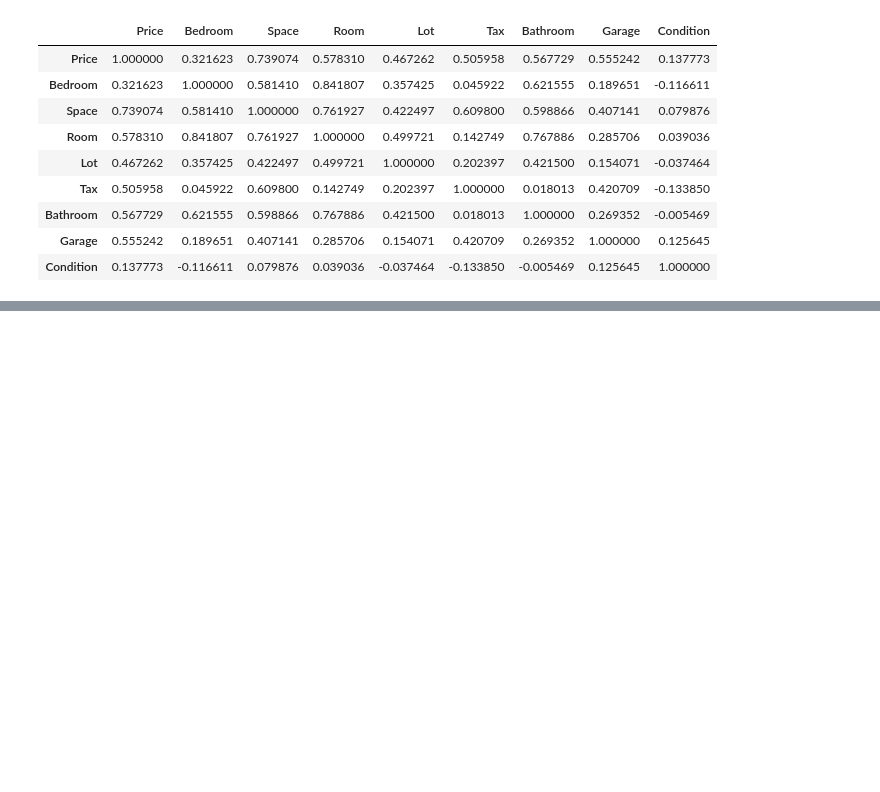
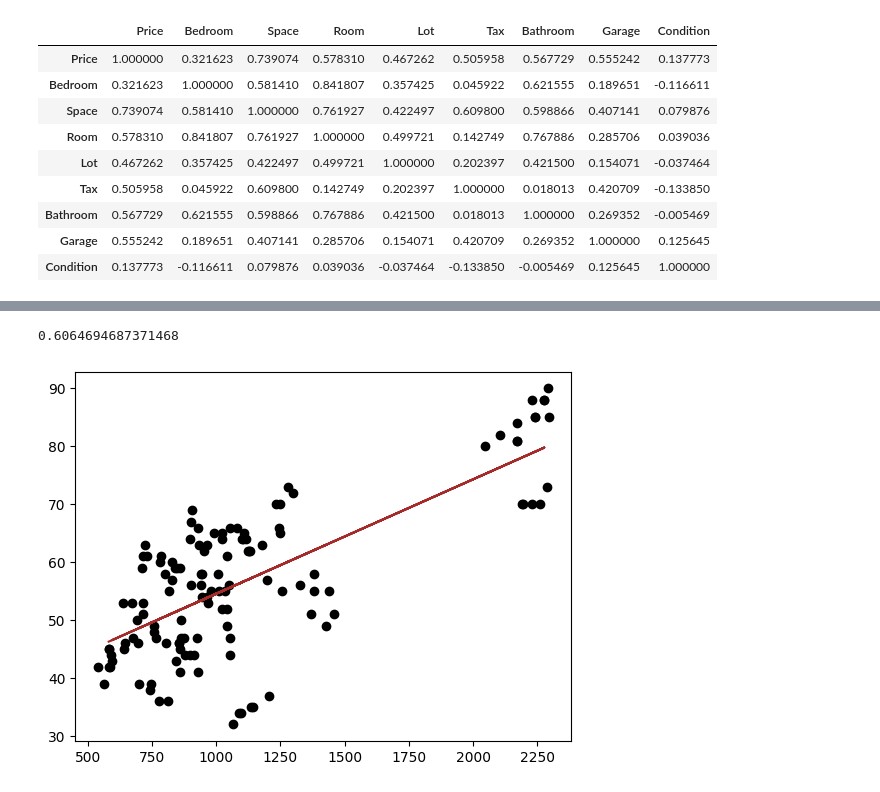
Before and after one commit to randomt800kiddo/CS484-Linear-Regression-Project, a Jupyter notebook: linear_regression_household.ipynb, the cells around one changed output, grey strips where cells are left out. Saved outputs shown, nothing was run; the diff lists cells and outputs as text; code cells hidden in the pictures; blank space fills up the shorter version.

Commit message:
finished single predictor linear regression model

```diff
--- a/linear_regression_household.ipynb
+++ b/linear_regression_household.ipynb
@@ -58,3 +56,12 @@ df.corr() # check which features have the largest effect on price
 | Bathroom | 0.567729 | 0.621555 | 0.598866 | 0.767886 | 0.421500 | 0.018013 | 1.000000 | 0.269352 | -0.005469 |
 | Garage | 0.555242 | 0.189651 | 0.407141 | 0.285706 | 0.154071 | 0.420709 | 0.269352 | 1.000000 | 0.125645 |
 | Condition | 0.137773 | -0.116611 | 0.079876 | 0.039036 | -0.037464 | -0.133850 | -0.005469 | 0.125645 | 1.000000 |
+# %%
+#space is the strongest predictor, so it'll be used as the sole predictor
+X = df[['Space']] # features
+y = df[['Price']] # target class
+
+Xtrain, Xtest, ytrain, ytest = train_test_split(X, y, test_size=0.2, train_size=0.8, random_state=42) # 80/20 train test split
+# %%
+lr = LinearRegression()
+lr.fit(Xtrain, ytrain)
@@ -60,0 +70,3 @@ df.corr() # check which features have the largest effect on price
+# %%
+ypred=lr.predict(Xtest)
+ypred
@@ -60,0 +91,11 @@ df.corr() # check which features have the largest effect on price
+# %%
+r_squared=r2_score(ytest,ypred)
+r_squared
+# %% [output]
+0.6064694687371468
+# %%
+plt.scatter(df['Space'],df['Price'],color='Black')
+plt.plot(Xtest,ypred,color='Brown')
+plt.show()
+# %% [output]
+[figure, added]
```
Also changed, not shown: parts of 3 cells of this notebook.
